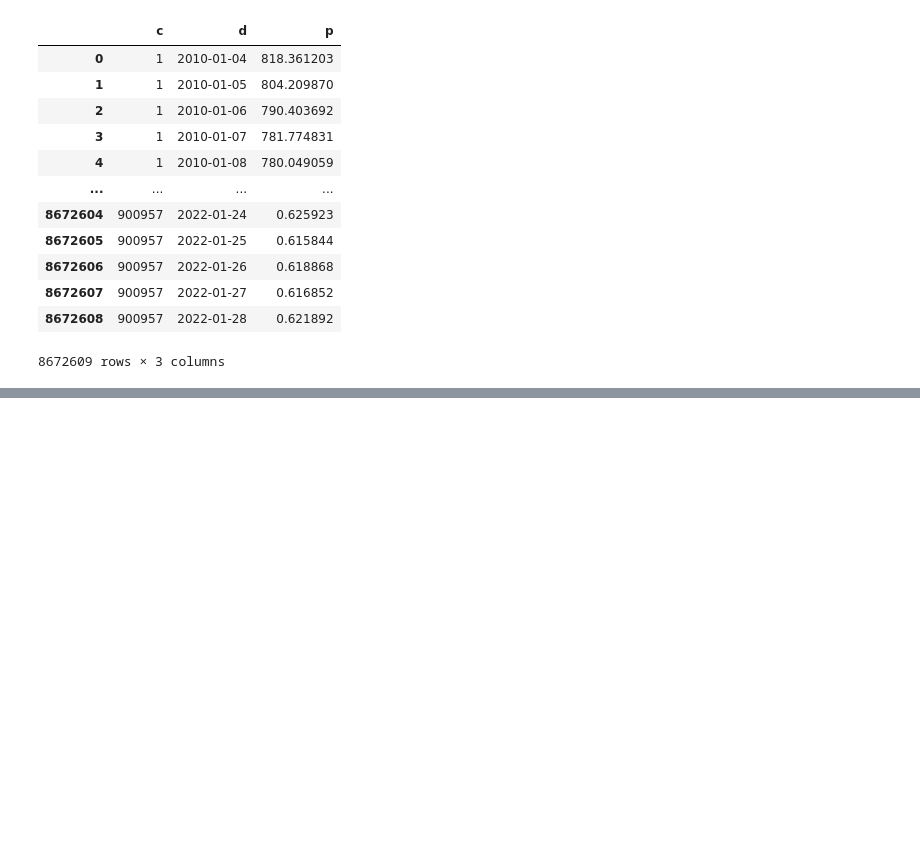
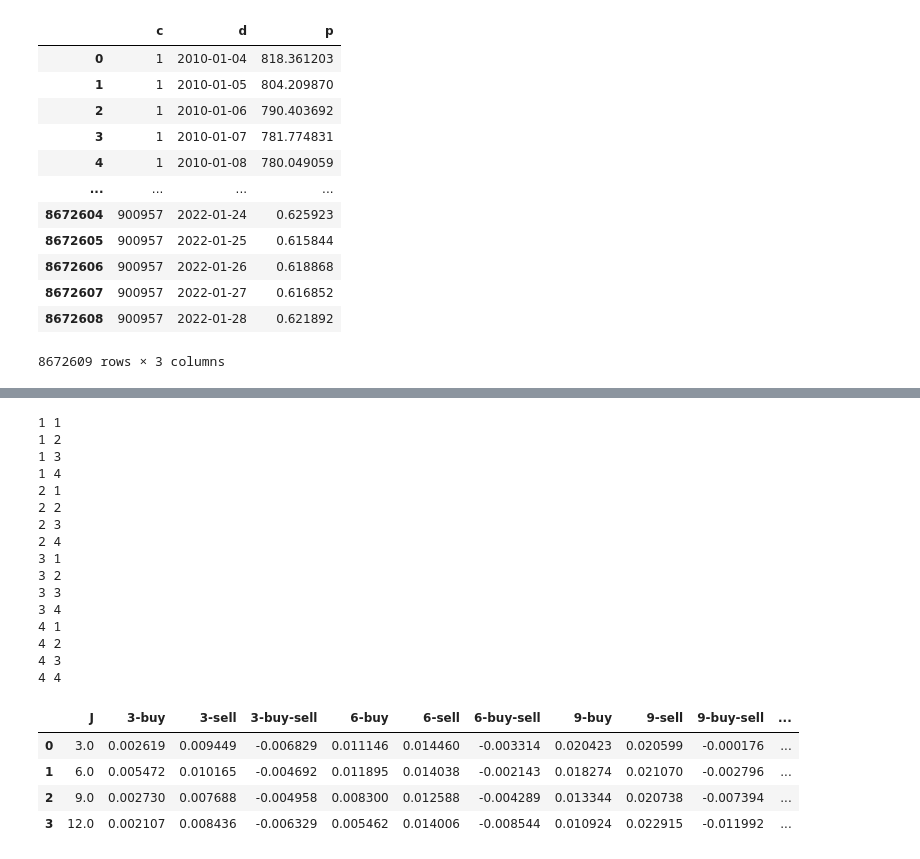
Before and after one commit to tanyanbo/academicwriting, a Jupyter notebook: academicwriting.ipynb, the cells around one changed output, grey strips where cells are left out. Cells and saved outputs as stored; diff of their text form; code cells hidden in the pictures; blank space fills up the shorter version.

Commit message:
Got final results

```diff
--- a/academicwriting.ipynb
+++ b/academicwriting.ipynb
@@ -199,0 +95,6 @@ dtype: float64
+# %%
+all_res_cols = []
+for i in range(3,15,3):
+    for j in ['-buy', '-sell', '-buy-sell']:
+        all_res_cols.append(f'{i}{j}')
+all_res_cols
@@ -199,0 +155,10 @@ dtype: float64
+# %%
+def getAllResults(df):
+    df_all_res = pd.DataFrame(columns=['J'] + all_res_cols)
+    for i in range(1,5):
+        temp = [i*3]
+        for j in range(1,5):
+            print(i,j)
+            temp += list(getFinalResults(df, i, j).mean())
+        df_all_res.loc[len(df_all_res.index)] = temp
+    return df_all_res
@@ -199,0 +247,25 @@ dtype: float64
+# %%
+df_all_res = getAllResults(df)
+df_all_res
+# %% [output]
+1 1
+1 2
+1 3
+1 4
+2 1
+2 2
+2 3
+2 4
+3 1
+3 2
+3 3
+3 4
+4 1
+4 2
+4 3
+4 4
+|  | J | 3-buy | 3-sell | 3-buy-sell | 6-buy | 6-sell | 6-buy-sell | 9-buy | 9-sell | 9-buy-sell | ... |
+| 0 | 3.0 | 0.002619 | 0.009449 | -0.006829 | 0.011146 | 0.014460 | -0.003314 | 0.020423 | 0.020599 | -0.000176 | ... |
+| 1 | 6.0 | 0.005472 | 0.010165 | -0.004692 | 0.011895 | 0.014038 | -0.002143 | 0.018274 | 0.021070 | -0.002796 | ... |
+| 2 | 9.0 | 0.002730 | 0.007688 | -0.004958 | 0.008300 | 0.012588 | -0.004289 | 0.013344 | 0.020738 | -0.007394 | ... |
+| 3 | 12.0 | 0.002107 | 0.008436 | -0.006329 | 0.005462 | 0.014006 | -0.008544 | 0.010924 | 0.022915 | -0.011992 | ... |
```
Also changed, not shown: parts of 17 cells of this notebook.
